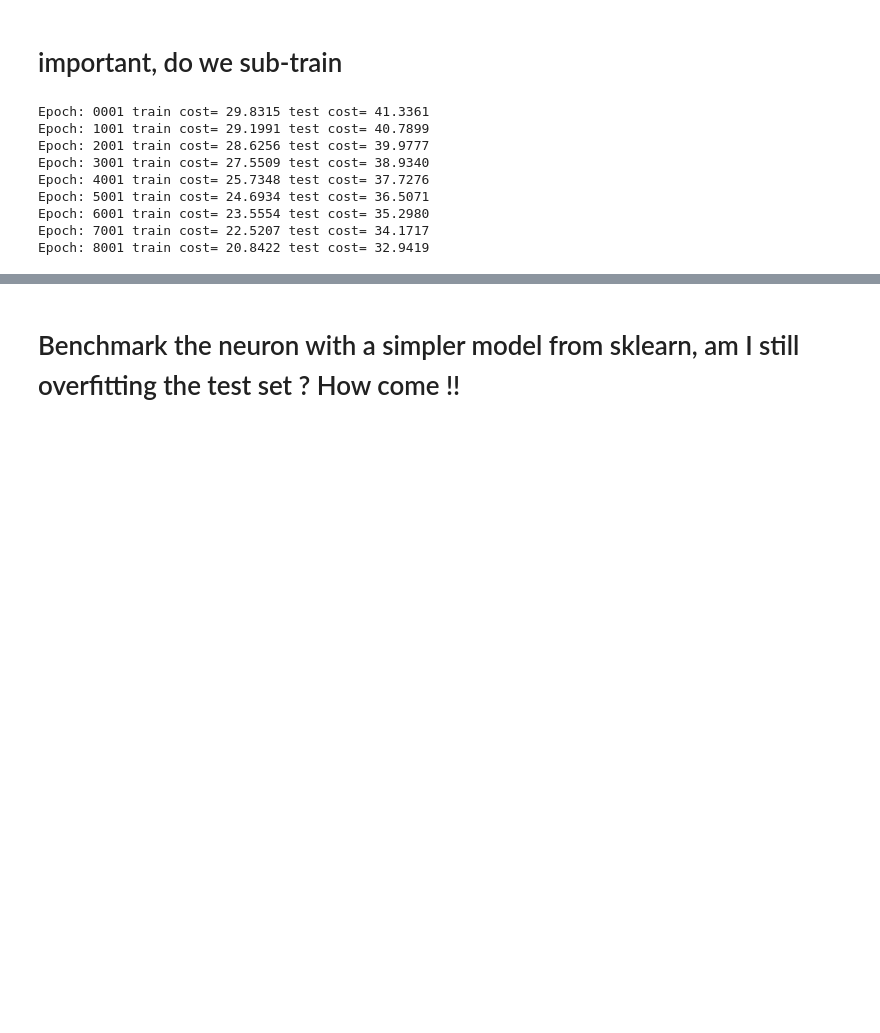
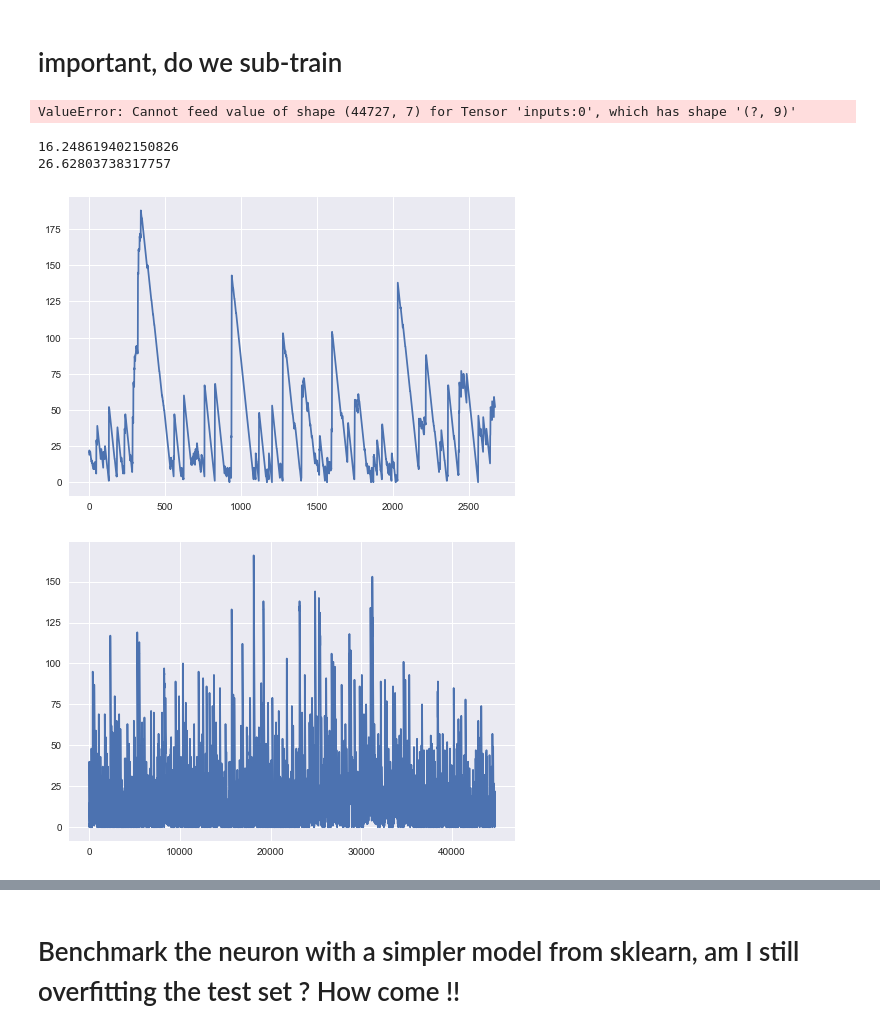
Before and after one commit to LouisEchard/ML_MiniProjects, a Jupyter notebook: WaitingTimePredictionPart1 - v2.ipynb, the cells around one changed output, grey strips where cells are left out. Saved outputs shown, nothing was run; the diff lists cells and outputs as text; code cells hidden in the pictures; blank space fills up the shorter version.

```diff
--- a/WaitingTimePredictionPart1 - v2.ipynb
+++ b/WaitingTimePredictionPart1 - v2.ipynb
@@ -337,18 +517,30 @@ True
 
 #save these files, in case of.
 def backupFiles():
-    np.savetxt('Xs.txt', WaitingTimeAndTrade, fmt='%.5f')
-    np.savetxt('Ys.txt', target, fmt='%.5f')
+    np.savetxt('XsTrain.txt', WaitingTimeAndTrade, fmt='%.5f')
+    np.savetxt('YsTrain.txt', target, fmt='%.5f')
 
-def loadBackupFiles():
-    return np.loadtxt('Xs.txt', dtype=int), np.loadtxt('Ys.txt', dtype=int)
+    np.savetxt('XsTest.txt', WaitingTimeAndTrade_TrueTest, fmt='%.5f')
+    np.savetxt('YsTest.txt', target_TrueTest, fmt='%.5f')
 
 
+def loadBackupFiles(isX=False):
+
+    if isX:
+        return np.loadtxt('Xs.txt', dtype=int)
+    else :
+        return np.loadtxt('Ys.txt', dtype=int)
+
+
+#add to our data, the backupdata ?
+# WaitingTimeAndTrade = np.vstack((WaitingTimeAndTrade, loadBackupFiles(True)))
+# target = np.vstack((target, loadBackupFiles(False)))
 
 backupFiles()
 # %%
 #load backup
-WaitingTimeAndTrade, target = loadBackupFiles()
+WaitingTimeAndTrade = loadBackupFiles(True)
+target = loadBackupFiles(False)
 target = np.array(target.reshape(len(target),1))
 # %%
 plt.figure(figsize=(20,7))
@@ -396,6 +587,8 @@ myIndices = np.arange(len(WaitingTimeAndTrade))
 np.random.shuffle(myIndices)
 myIndicesForTrain = myIndices[0:int(train_size*len(myIndices))]
 myIndicesForTest = myIndices[int(train_size*len(myIndices)):]
+# %%
+WaitingTimeAndTrade_TrueTest = (WaitingTimeAndTrade_TrueTest - Xmean)/Xstd
 # %%
 whos
 # %% [output]
@@ -433,7 +626,7 @@ SHUFFLE = False
 # %%
 if SUBTRAIN: #idx 3: TTM, 4:TimeOfDay
     WaitingTimeAndTrade = np.delete(np.delete(WaitingTimeAndTrade, 4, 1),3,1)
-
+    WaitingTimeAndTrade_TrueTest = np.delete(np.delete(WaitingTimeAndTrade_TrueTest, 4, 1),3,1)
 if SHUFFLE:
     x_train = WaitingTimeAndTrade[myIndicesForTrain]
     y_train = target[myIndicesForTrain]
@@ -622,7 +846,9 @@ with tf.Session(config=tf.ConfigProto(gpu_options=gpu_options)) as sess:
                             feed_dict={
                                 x: batch_x,
                                 y: batch_y,
-                                isTraining: True
+                                isTraining: True,
+                                L1Regularization:15,
+                                L2Regularization:10
                             })
 
             avg_cost += c / total_batch
@@ -631,20 +857,37 @@ with tf.Session(config=tf.ConfigProto(gpu_options=gpu_options)) as sess:
             tc = sess.run(absCost, feed_dict={
                                 x: x_test,
                                 y: y_test,
-                                isTraining: False
+                                isTraining: False,
+                                L1Regularization:0,
+                                L2Regularization:0
+                                })
+            true_tc = sess.run(absCost, feed_dict={
+                                x: WaitingTimeAndTrade_TrueTest,
+                                y: target_TrueTest,
+                                isTraining: False,
+                                L1Regularization:0,
+                                L2Regularization:0
                                 })
             print("Epoch:", '%04d' % (epoch+1), "train cost=", \
                 "{:.4f}".format(avg_cost), "test cost=", \
-                "{:.4f}".format(tc))
+                "{:.4f}".format(tc),"true test cost=", \
+                "{:.4f}".format(true_tc))
 
     print("Optimization Finished!")
 # %% [output]
-Epoch: 0001 train cost= 29.8315 test cost= 41.3361
-Epoch: 1001 train cost= 29.1991 test cost= 40.7899
-Epoch: 2001 train cost= 28.6256 test cost= 39.9777
-Epoch: 3001 train cost= 27.5509 test cost= 38.9340
-Epoch: 4001 train cost= 25.7348 test cost= 37.7276
-Epoch: 5001 train cost= 24.6934 test cost= 36.5071
-Epoch: 6001 train cost= 23.5554 test cost= 35.2980
-Epoch: 7001 train cost= 22.5207 test cost= 34.1717
-Epoch: 8001 train cost= 20.8422 test cost= 32.9419
+ValueError: Cannot feed value of shape (44727, 7) for Tensor 'inputs:0', which has shape '(?, 9)'
+# %%
+#is it worst than constant value, i.e. stupid benchmark?
+print(np.mean(np.abs(target_TrueTest-19)))
+print(np.mean(np.abs(y_test-35)))
+# %% [output]
+16.248619402150826
+26.62803738317757
+# %%
+plt.plot(y_test)
+plt.show()
+plt.plot(target_TrueTest)
+plt.show()
+# %% [output]
+[figure, added]
+[figure, added]
```
Also changed, not shown: parts of 43 cells of this notebook.
